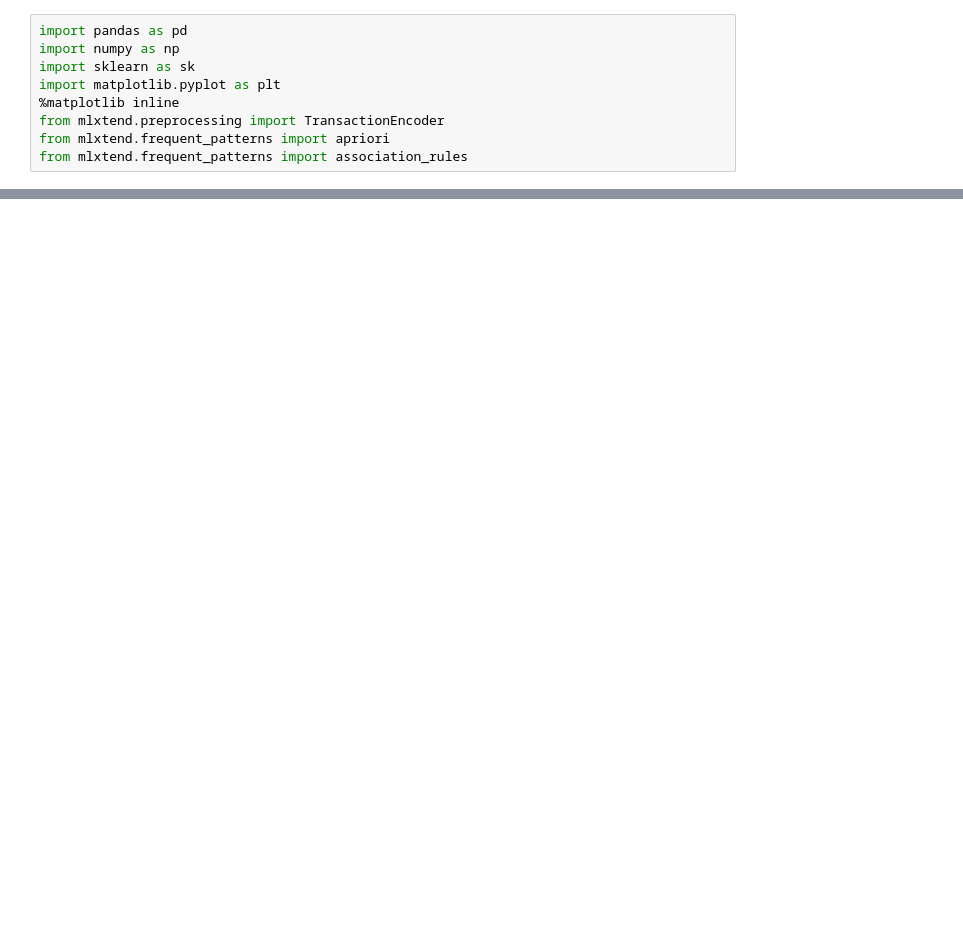
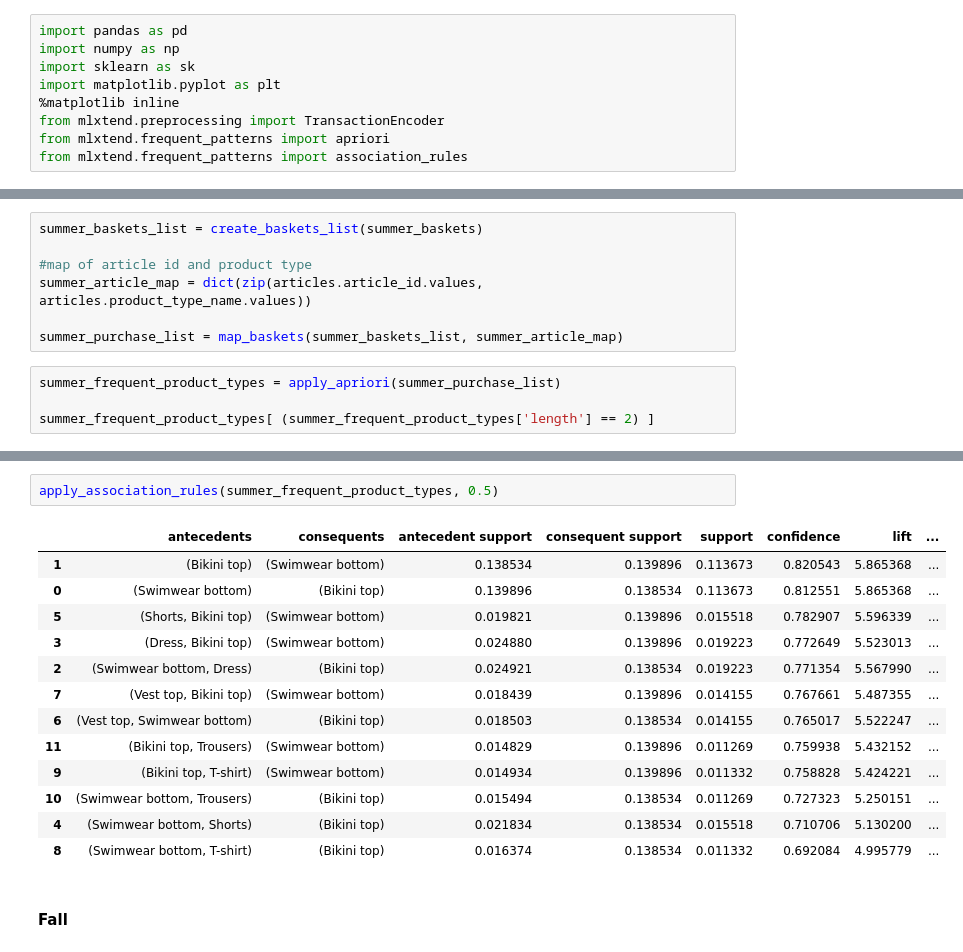
Before and after one commit to yangsu01/Group-24-Project, a Jupyter notebook: notebooks/frequent_itemsets_yang.ipynb, the cells around one changed output, grey strips where cells are left out. Cells and saved outputs as stored; diff of their text form; blank space fills up the shorter version.

```diff
--- a/notebooks/frequent_itemsets_yang.ipynb
+++ b/notebooks/frequent_itemsets_yang.ipynb
@@ -245,0 +215,11 @@ Processing 462 combinations | Sampling itemset size 2
+# %%
+summer_baskets_list = create_baskets_list(summer_baskets)
+
+#map of article id and product type
+summer_article_map = dict(zip(articles.article_id.values, articles.product_type_name.values))
+
+summer_purchase_list = map_baskets(summer_baskets_list, summer_article_map)
+# %%
+summer_frequent_product_types = apply_apriori(summer_purchase_list)
+
+summer_frequent_product_types[ (summer_frequent_product_types['length'] == 2) ]
@@ -245,0 +240,18 @@ Processing 462 combinations | Sampling itemset size 2
+# %%
+apply_association_rules(summer_frequent_product_types, 0.5)
+# %% [output]
+|  | antecedents | consequents | antecedent support | consequent support | support | confidence | lift | ... |
+| 1 | (Bikini top) | (Swimwear bottom) | 0.138534 | 0.139896 | 0.113673 | 0.820543 | 5.865368 | ... |
+| 0 | (Swimwear bottom) | (Bikini top) | 0.139896 | 0.138534 | 0.113673 | 0.812551 | 5.865368 | ... |
+| 5 | (Shorts, Bikini top) | (Swimwear bottom) | 0.019821 | 0.139896 | 0.015518 | 0.782907 | 5.596339 | ... |
+| 3 | (Dress, Bikini top) | (Swimwear bottom) | 0.024880 | 0.139896 | 0.019223 | 0.772649 | 5.523013 | ... |
+| 2 | (Swimwear bottom, Dress) | (Bikini top) | 0.024921 | 0.138534 | 0.019223 | 0.771354 | 5.567990 | ... |
+| 7 | (Vest top, Bikini top) | (Swimwear bottom) | 0.018439 | 0.139896 | 0.014155 | 0.767661 | 5.487355 | ... |
+| 6 | (Vest top, Swimwear bottom) | (Bikini top) | 0.018503 | 0.138534 | 0.014155 | 0.765017 | 5.522247 | ... |
+| 11 | (Bikini top, Trousers) | (Swimwear bottom) | 0.014829 | 0.139896 | 0.011269 | 0.759938 | 5.432152 | ... |
+| 9 | (Bikini top, T-shirt) | (Swimwear bottom) | 0.014934 | 0.139896 | 0.011332 | 0.758828 | 5.424221 | ... |
+| 10 | (Swimwear bottom, Trousers) | (Bikini top) | 0.015494 | 0.138534 | 0.011269 | 0.727323 | 5.250151 | ... |
+| 4 | (Swimwear bottom, Shorts) | (Bikini top) | 0.021834 | 0.138534 | 0.015518 | 0.710706 | 5.130200 | ... |
+| 8 | (Swimwear bottom, T-shirt) | (Bikini top) | 0.016374 | 0.138534 | 0.011332 | 0.692084 | 4.995779 | ... |
+# %% [markdown]
+#### Fall
```
Also changed, not shown: parts of 50 cells of this notebook.
